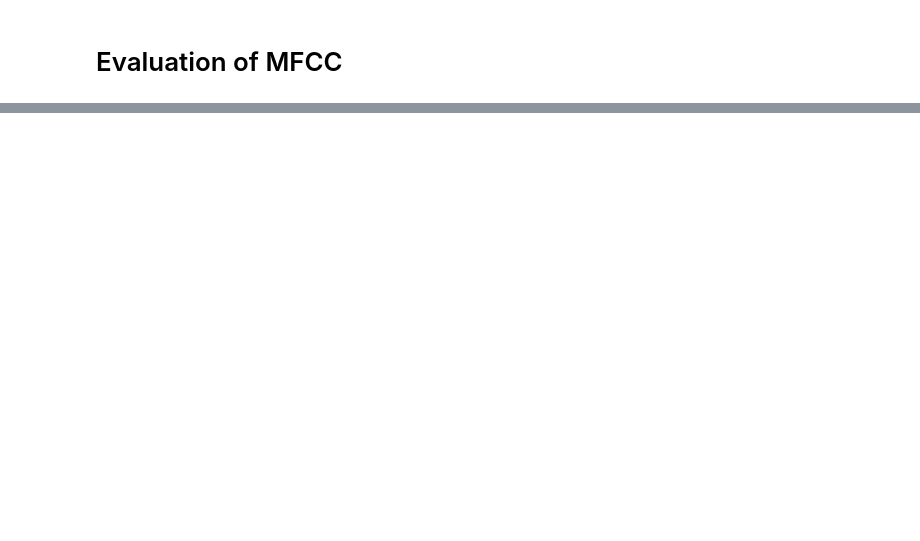
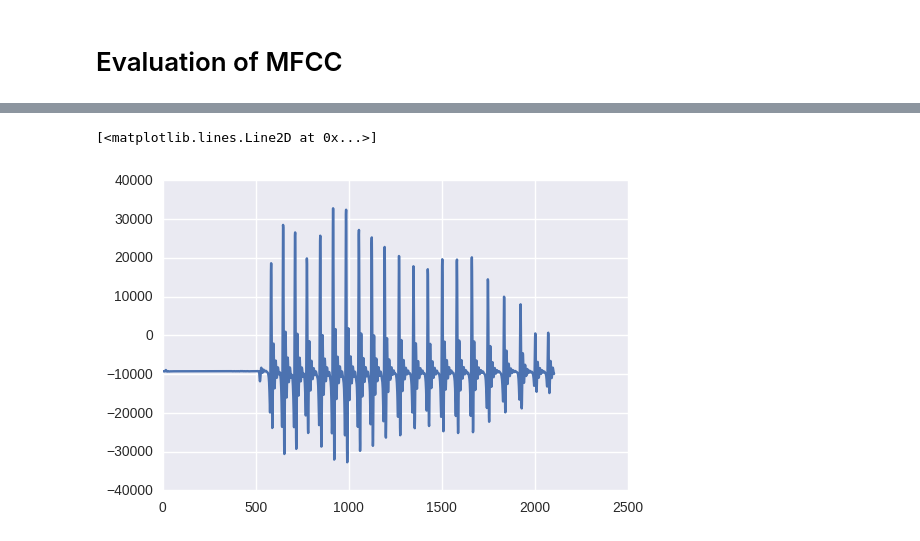
Before and after one commit to PaulEcoffet/birdsonglearningmodel, a Jupyter notebook: analysis/mfcc_evaluation.ipynb, the cells around one changed output, grey strips where cells are left out. Drawn from its saved outputs; the diff is of its cells as text; code cells hidden in the pictures; blank space fills up the shorter version.

```diff
--- a/analysis/mfcc_evaluation.ipynb
+++ b/analysis/mfcc_evaluation.ipynb
@@ -46,0 +95,5 @@ mfcc(signal, samplerate=16000, winlen=0.025, winstep=0.01, numcep=13, nfilt=26,
+# %%
+plt.plot(ba_learnt)
+# %% [output]
+[<matplotlib.lines.Line2D at 0x...>]
+[figure, added]
```
Also changed, not shown: parts of 26 cells of this notebook.
